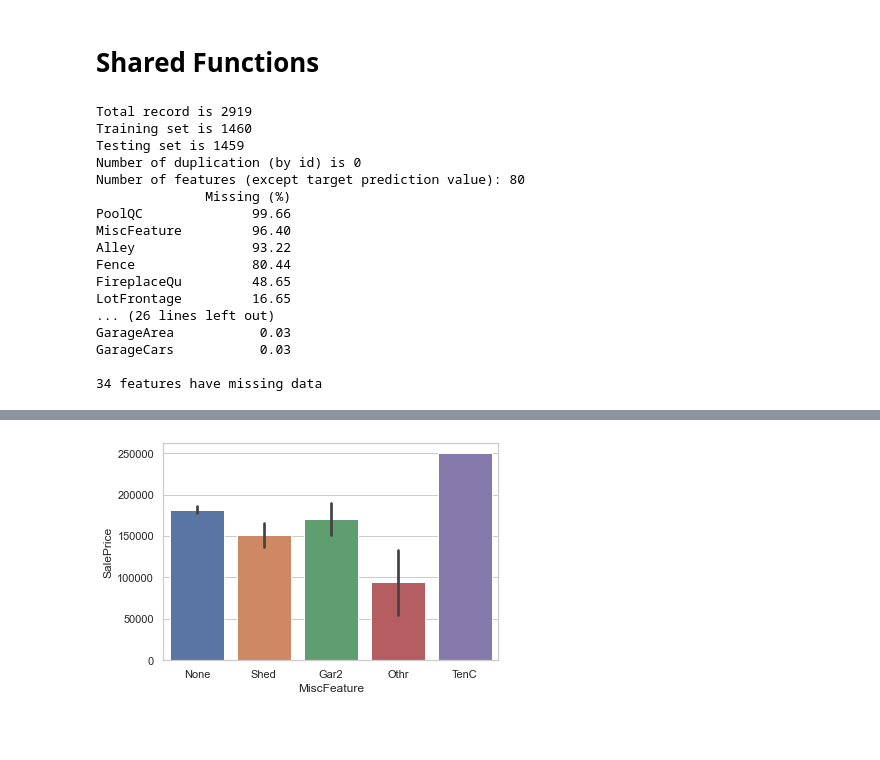
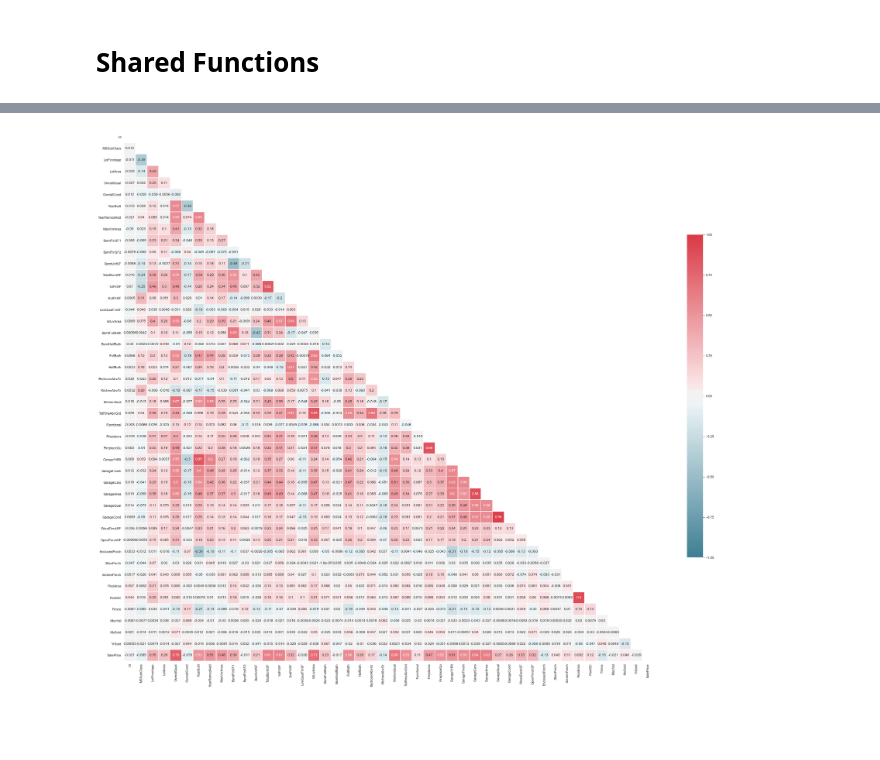
Before and after one commit to ckdanny/kaggle-competition, a Jupyter notebook: house-price-prediction/feature-engineering.ipynb, the cells around one changed output, grey strips where cells are left out. Saved outputs shown, nothing was run; the diff lists cells and outputs as text; code cells hidden in the pictures.

Commit message:
Update clean process and add a new plotting function for plotting the corelation

```diff
--- a/house-price-prediction/feature-engineering.ipynb
+++ b/house-price-prediction/feature-engineering.ipynb
@@ -156,25 +181,7 @@ def basic_data_set_info(train_data, test_data):
 #     print("There are {} quantitative features with  missing values :".format(missing_quant.shape[0]))
 #     missing_quant = pd.DataFrame({'Percent' :missing_quant})
 #     missing_quant.head()
-    return all_data
+    return train_data.copy()
-# %% [output]
-Total record is 2919
-Training set is 1460
-Testing set is 1459
-Number of duplication (by id) is 0
-Number of features (except target prediction value): 80
-              Missing (%)
-PoolQC              99.66
-MiscFeature         96.40
-Alley               93.22
-Fence               80.44
-FireplaceQu         48.65
-LotFrontage         16.65
-... (26 lines left out)
-GarageArea           0.03
-GarageCars           0.03
-
-34 features have missing data
 # %%
 all_data = basic_data_set_info(train_data, test_data)
 #
@@ -261,11 +268,36 @@ all_data.FireplaceQu = convert_to_ordinary(all_data, [np.NaN, 'Po', 'Fa', 'TA','
 all_data['Functional'] = fillna_by_mode(all_data, field='Functional')
 # all_data.Functional[all_data.Functional.isnull()
 all_data.Functional = convert_to_ordinary(all_data, ['Sal', 'Sev', 'Maj2','Maj1','Mod','Min2','Min1','Typ'], 'Functional')
+# plot('Functional')
+
 
 all_data['SaleType'] = fillna_by_mode(all_data, field='SaleType')
-all_data.SaleType[all_data.SaleType.isnull()]
+# plot('SaleType')
+# plot('SaleType')
+# `KitchenAbvGr` is no NA nad 1NA in KitchenQual
+len(all_data.KitchenQual[all_data.KitchenQual.isnull()])
+all_data['KitchenQual'] = fillna_by_mode(all_data, field='KitchenQual')
+all_data.KitchenQual = convert_to_ordinary(all_data, ['Po', 'Fa', 'TA','Gd','Ex'], 'KitchenQual')
+all_data.KitchenAbvGr
+# set(all_data.columns)
+# plot(x_field='KitchenAbvGr')
+# plot('KitchenQual')
 
-all_data.FireplaceQu = convert_to_ordinary(all_data, [np.NaN, 'Po', 'Fa', 'TA','Gd','Ex'], 'FireplaceQu')
+
+
+# Since the NA is no pool -> convert to ordinary
+all_data.Fence = convert_to_ordinary(all_data, [np.NaN, 'MnWw', 'GdWo','MnPrv','GdPrv'], 'Fence')
+# plot('Fence')
+
+# Electrical ->1 NA, fill by Mode
+len(all_data.Electrical[all_data.Electrical.isnull()])
+all_data['Electrical'] = fillna_by_mode(all_data, field='Electrical')
+# plot('Electrical')
+
+# all_data.Fence[all_data.Fence.isnull()]
+
+
+plot_heap_map_corr(all_data[0:1459])
 # %% [output]
 Total record is 2919
 Training set is 1460
@@ -287,3 +319,3 @@ PoolQC values: {nan, 'Fa', 'Gd', 'Ex'}
-[figure, old version]
+[figure, new version]
 # %% [markdown]
 #
```
Also changed, not shown: parts of 2 cells of this notebook, 1 other file.
